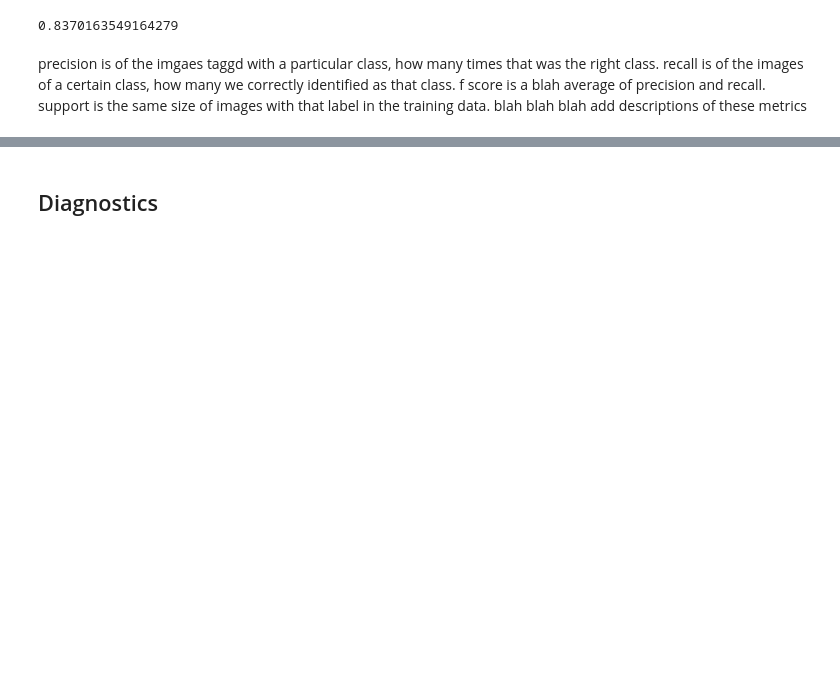
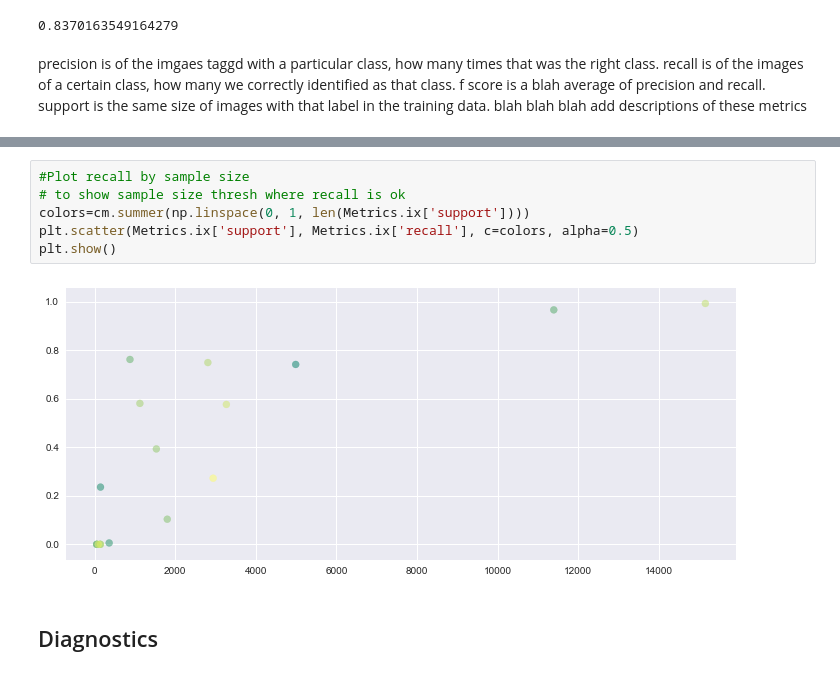
Before and after one commit to alineberry/kaggle_UnderstandingAmazonFromSpace, a Jupyter notebook: develop/claire-lab-notebook.ipynb, the cells around one changed output, grey strips where cells are left out. Saved outputs shown, nothing was run; the diff lists cells and outputs as text; blank space fills up the shorter version.

```diff
--- a/develop/claire-lab-notebook.ipynb
+++ b/develop/claire-lab-notebook.ipynb
@@ -303,6 +297,14 @@ Metrics
 | precision | 0.794624 | 0.970588 | 1.000000 | 0.0 | 0.0 | 0.937878 | 0.850192 | 0.0 | ... |
 | recall | 0.740926 | 0.235714 | 0.005634 | 0.0 | 0.0 | 0.965777 | 0.761468 | 0.0 | ... |
 | support | 4987.000000 | 140.000000 | 355.000000 | 133.0 | 46.0 | 11396.000000 | 872.000000 | 44.0 | ... |
+# %%
+#Plot recall by sample size
+# to show sample size thresh where recall is ok
+colors=cm.summer(np.linspace(0, 1, len(Metrics.ix['support'])))
+plt.scatter(Metrics.ix['support'], Metrics.ix['recall'], c=colors, alpha=0.5)
+plt.show()
+# %% [output]
+[figure, added]
 # %% [markdown]
 ## Diagnostics
 # %%
```
Also changed, not shown: parts of 27 cells of this notebook, 2 other files.
